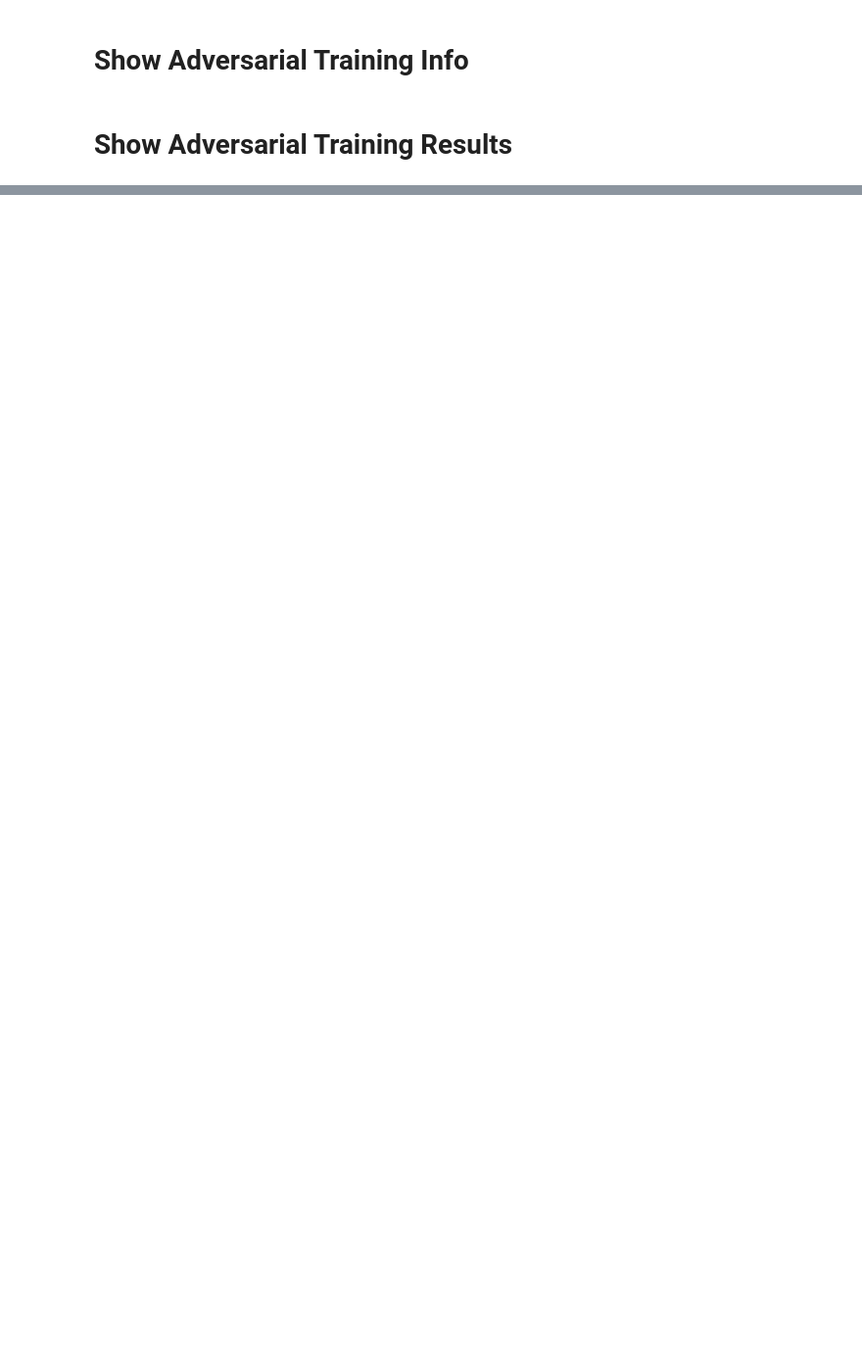
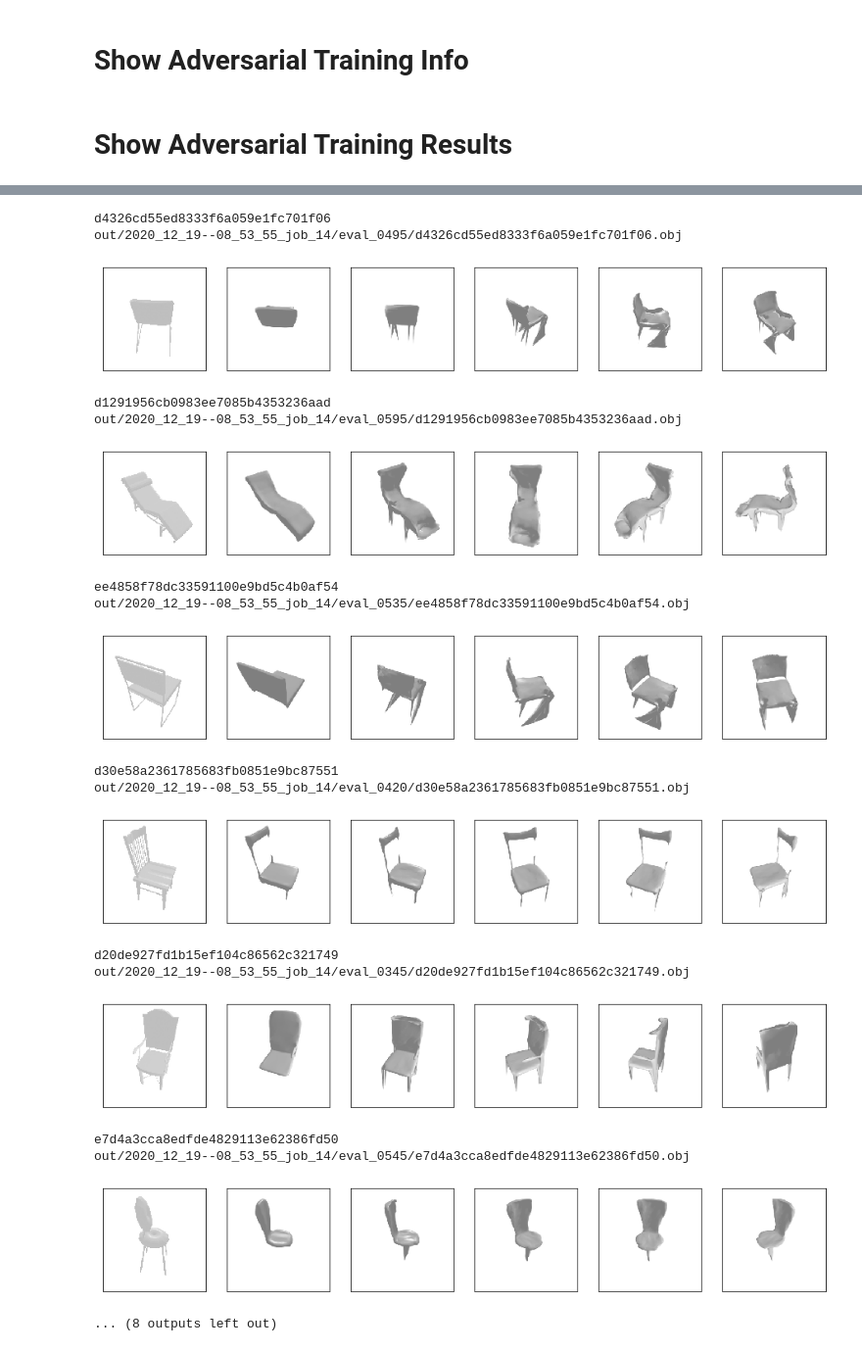
Before and after one commit to b7leung/sil_consistent_at_inference, a Jupyter notebook: notebooks/Adversarial Semantic Descriminator Training.ipynb, the cells around one changed output, grey strips where cells are left out. Shown at 98% size. Saved outputs shown, nothing was run; the diff lists cells and outputs as text; code cells hidden in the pictures; blank space fills up the shorter version.

```diff
--- a/notebooks/Adversarial Semantic Descriminator Training.ipynb
+++ b/notebooks/Adversarial Semantic Descriminator Training.ipynb
@@ -168,0 +174,29 @@ show_meshes(cfg, device, saved_model_path, [instance_to_show])
+# %%
+# show a mesh throughout iterations
+#instances_to_show = ["ee4858f78dc33591100e9bd5c4b0af54", "e0efbc4e240b9cc235836c728d324152", "d6ac690c293a492d2d2a5d4c4022b4c6", "d20de927fd1b15ef104c86562c321749"]
+#instances_to_show = ["e7d4a3cca8edfde4829113e62386fd50", "d97a4a6f84f40854f51fa0238791f5dc", "ce9cedc58c77aab4b5a19b1840ec7af"]
+instances_to_show = ["d30e58a2361785683fb0851e9bc87551", "cc25ba35b3f6e8d3d064b65ccd89778c", "d4326cd55ed8333f6a059e1fc701f06", "d02f9ae175fa83d3e6fe3612af521500", "d1291956cb0983ee7085b4353236aad",
+            "ee4858f78dc33591100e9bd5c4b0af54", "e0efbc4e240b9cc235836c728d324152", "d6ac690c293a492d2d2a5d4c4022b4c6", "d20de927fd1b15ef104c86562c321749",
+            "e7d4a3cca8edfde4829113e62386fd50", "d97a4a6f84f40854f51fa0238791f5dc", "ce9cedc58c77aab4b5a19b1840ec7af"]
+
+show_meshes(cfg, device, saved_model_path, instances_to_show, print_instances=True, descending=True)
+# %% [output]
+d4326cd55ed8333f6a059e1fc701f06
+out/2020_12_19--08_53_55_job_14/eval_0495/d4326cd55ed8333f6a059e1fc701f06.obj
+[figure, added]
+d1291956cb0983ee7085b4353236aad
+out/2020_12_19--08_53_55_job_14/eval_0595/d1291956cb0983ee7085b4353236aad.obj
+[figure, added]
+ee4858f78dc33591100e9bd5c4b0af54
+out/2020_12_19--08_53_55_job_14/eval_0535/ee4858f78dc33591100e9bd5c4b0af54.obj
+[figure, added]
+d30e58a2361785683fb0851e9bc87551
+out/2020_12_19--08_53_55_job_14/eval_0420/d30e58a2361785683fb0851e9bc87551.obj
+[figure, added]
+d20de927fd1b15ef104c86562c321749
+out/2020_12_19--08_53_55_job_14/eval_0345/d20de927fd1b15ef104c86562c321749.obj
+[figure, added]
+e7d4a3cca8edfde4829113e62386fd50
+out/2020_12_19--08_53_55_job_14/eval_0545/e7d4a3cca8edfde4829113e62386fd50.obj
+[figure, added]
+... (8 outputs left out)
```
Also changed, not shown: parts of 7 cells of this notebook, 40 other files.
